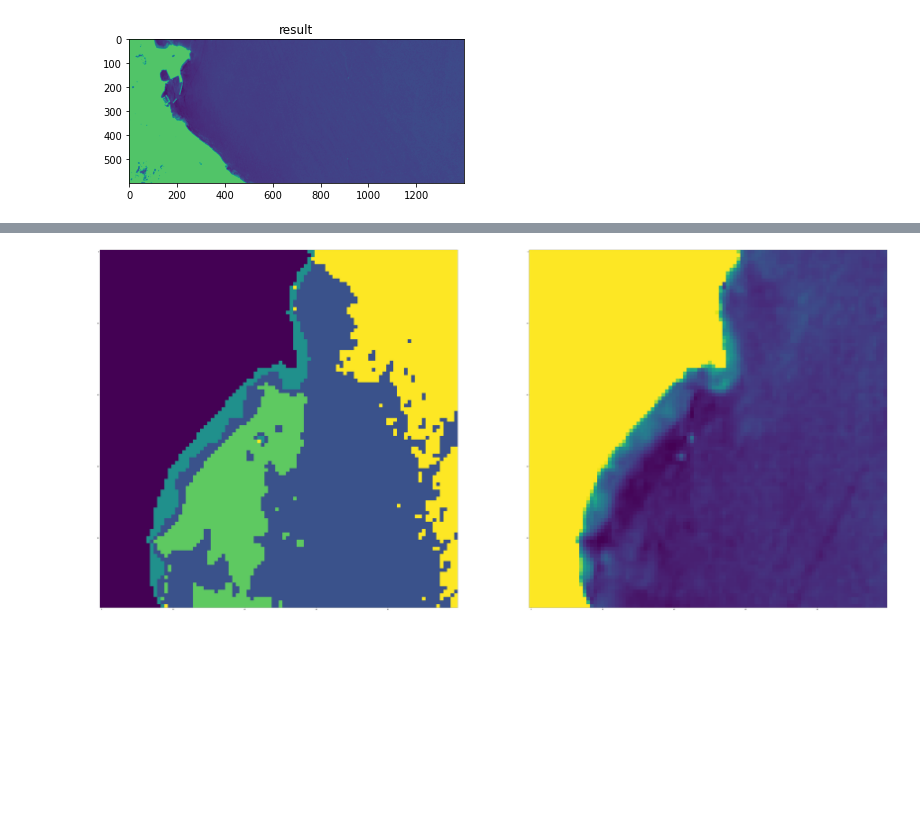
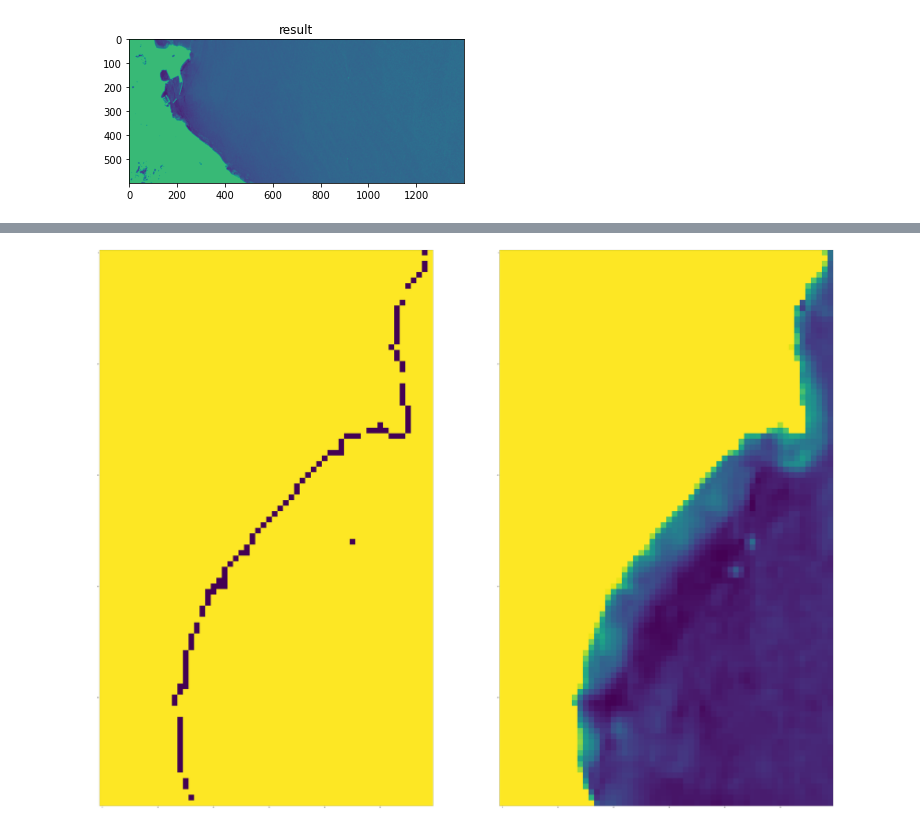
Before and after one commit to BasileR/plastic_detection_from_space, a Jupyter notebook: graphs.ipynb, the cells around one changed output, grey strips where cells are left out. Drawn from its saved outputs; the diff is of its cells as text; code cells hidden in the pictures; blank space fills up the shorter version.

Commit message:
tests and image

```diff
--- a/graphs.ipynb
+++ b/graphs.ipynb
@@ -103,7 +104,7 @@ bands = ['B02','B03','B04','B08']
 spectral_sign_4 = {'water': [ 0.10384066, 0.13632251, 0.16474463,
        0.3045134], 'ground':[ 0.03796409, 0.03244987, 0.02011696, 0.01891139]}
 # %%
-result = result[50:150,200:300,:]
+result = result[50:150,200:260,:]
 # %%
 plt.imshow(result[:,:,3])
 # %% [output]
@@ -115,12 +116,12 @@ graph1 = image.img_to_graph(result[:,:,1])
 graph2 = image.img_to_graph(result[:,:,2])
 graph3 = image.img_to_graph(result[:,:,3])
 # %%
-nb_cluster = 5
+nb_cluster = 2
 # %%
 arrays_flat=np.array([result[:,:,i].flatten() for i in range(result.shape[2])])
 X=(np.transpose(arrays_flat))
 
-clustering0 = SpectralClustering(n_clusters=nb_cluster, n_components = 5, affinity = 'nearest_neighbors' ,  n_neighbors = 5).fit(X)
+clustering0 = SpectralClustering(n_clusters=nb_cluster, n_components = 10, affinity = 'nearest_neighbors' ,  n_neighbors = 50).fit(X)
 # %%
 clustering0.labels_.shape
 # %% [output]
@@ -133,13 +129,16 @@ img_labels3 = clustering3.labels_.reshape(100,100)
+# %%
+img_labels0 = clustering0.labels_.reshape(100,60)
 # %%
 plt.figure(figsize = (100,100))
 plt.subplot(121)
 plt.imshow(img_labels0[:,:])
 plt.subplot(122)
 plt.imshow(result[:,:,1])
+plt.imsave('spectral clustering.jpg',img_labels0)
 
 fig, ax = plt.subplots(figsize = (100,100))
 ax.imshow(result[:,:,1])
 ax.imshow(img_labels0[:,:], alpha=0.4)
 ax.set_axis_off()
 # %% [output]
-[figure, old version]
+[figure, new version]
```
Also changed, not shown: parts of 10 cells of this notebook, 1 other file.
